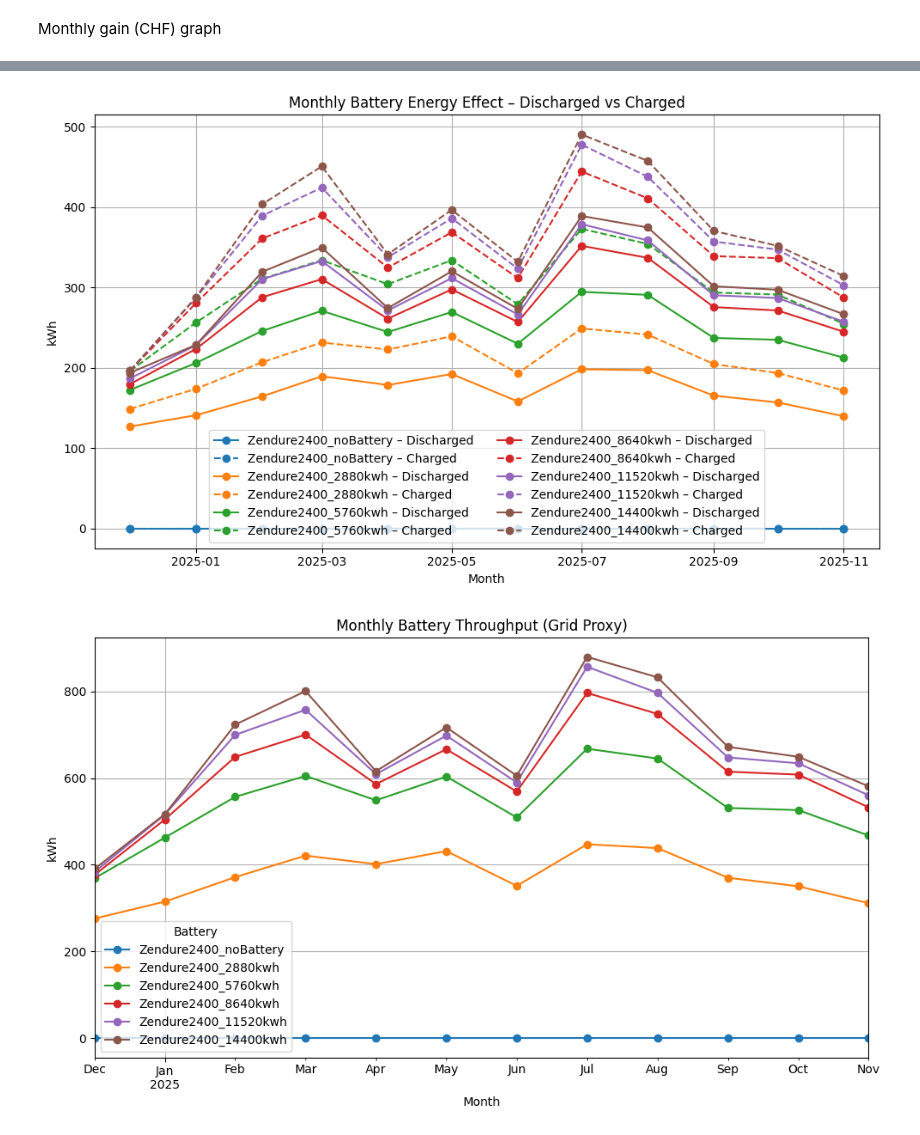
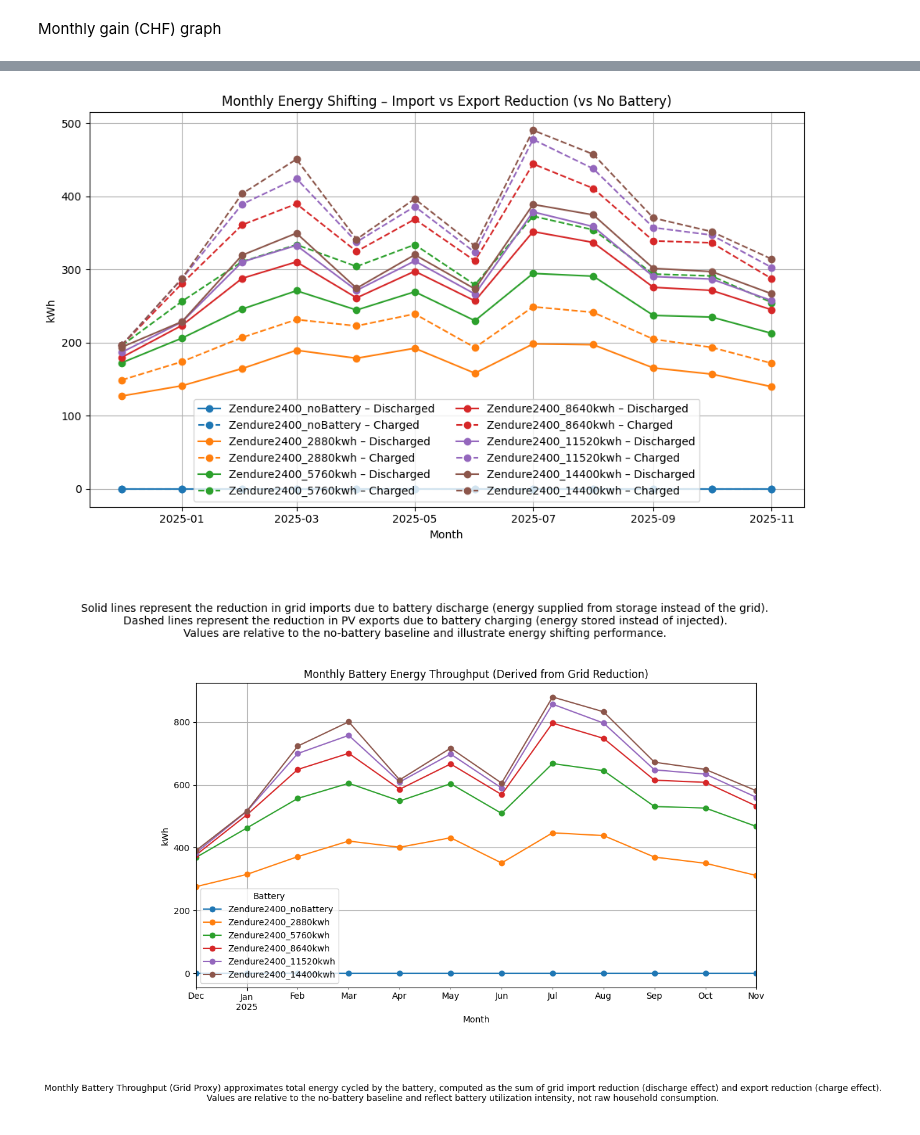
Before and after one commit to nicoMeynet/BatterySimu, a Jupyter notebook: battery_comparison_month.ipynb, the cells around one changed output, grey strips where cells are left out. Saved outputs shown, nothing was run; the diff lists cells and outputs as text; code cells hidden in the pictures.

```diff
--- a/battery_comparison_month.ipynb
+++ b/battery_comparison_month.ipynb
@@ -159,35 +186,45 @@ for i, scenario in enumerate(scenario_order):
 
     color = color_cycle[i % len(color_cycle)]
 
     # Discharged effect (grid consumption reduction) – solid
     plt.plot(
         subset["month"],
         subset["grid_consumed_kwh"],
         marker="o",
         linestyle="-",
         color=color,
         label=f"{scenario} – Discharged"
     )
 
     # Charged effect (grid injection increase) – dashed
     plt.plot(
         subset["month"],
         subset["grid_injected_kwh"],
         marker="o",
         linestyle="--",
         color=color,
         label=f"{scenario} – Charged"
     )
 
-plt.title("Monthly Battery Energy Effect – Discharged vs Charged")
+plt.title("Monthly Energy Shifting – Import vs Export Reduction (vs No Battery)")
 plt.xlabel("Month")
 plt.ylabel("kWh")
 plt.legend(ncol=2)
 plt.grid(True)
 plt.tight_layout()
+plt.figtext(
+    0.5, -0.18,
+    "Solid lines represent the reduction in grid imports due to battery discharge "
+    "(energy supplied from storage instead of the grid).\n"
+    "Dashed lines represent the reduction in PV exports due to battery charging "
+    "(energy stored instead of injected).\n"
+    "Values are relative to the no-battery baseline and illustrate energy shifting performance.",
+    ha="center",
+    fontsize=10
+)
 plt.show()
 # %% [output]
-[figure, old version]
+[figure, new version]
 # %%
 df_monthly["battery_throughput_kwh"] = (
     df_monthly["grid_consumed_kwh"] +
@@ -203,15 +240,25 @@ pivot = df_monthly.pivot(
 pivot = pivot[scenario_order]
 
 pivot.plot(marker="o")
-plt.title("Monthly Battery Throughput (Grid Proxy)")
+plt.title("Monthly Battery Energy Throughput (Derived from Grid Reduction)")
 plt.xlabel("Month")
 plt.ylabel("kWh")
 plt.legend(title="Battery")
 plt.grid(True)
 plt.tight_layout()
+plt.figtext(
+    0.5, -0.18,
+    "Monthly Battery Throughput (Grid Proxy) approximates total energy cycled by the battery, "
+    "computed as the sum of grid import reduction (discharge effect) and export reduction "
+    "(charge effect).\n"
+    "Values are relative to the no-battery baseline and reflect battery utilization intensity, "
+    "not raw household consumption.",
+    ha="center",
+    fontsize=10
+)
 plt.show()
 # %% [output]
-[figure, old version]
+[figure, new version]
 # %%
 FULL_ROWS = []
 
```
Also changed, not shown: parts of 14 cells of this notebook, 1 other file.
